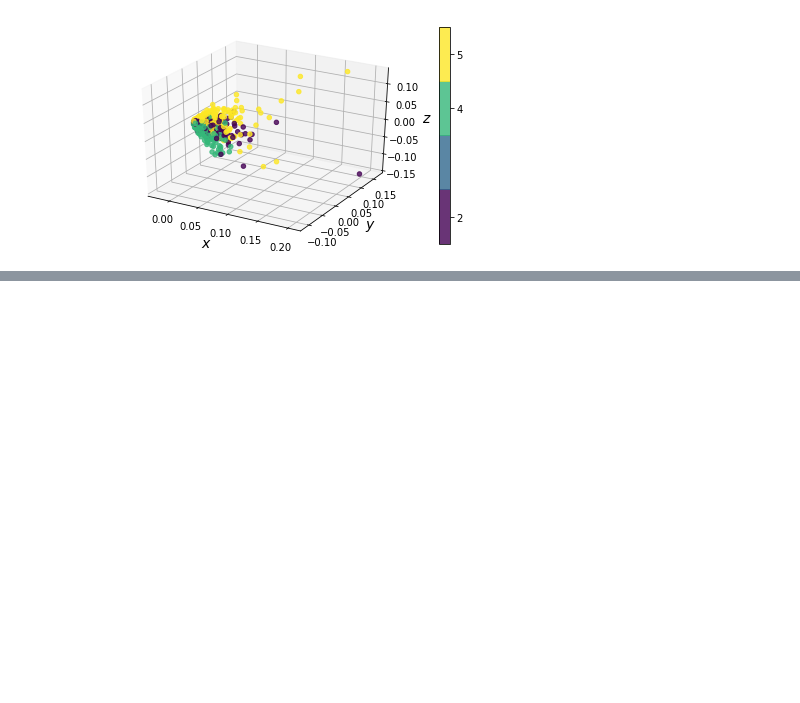
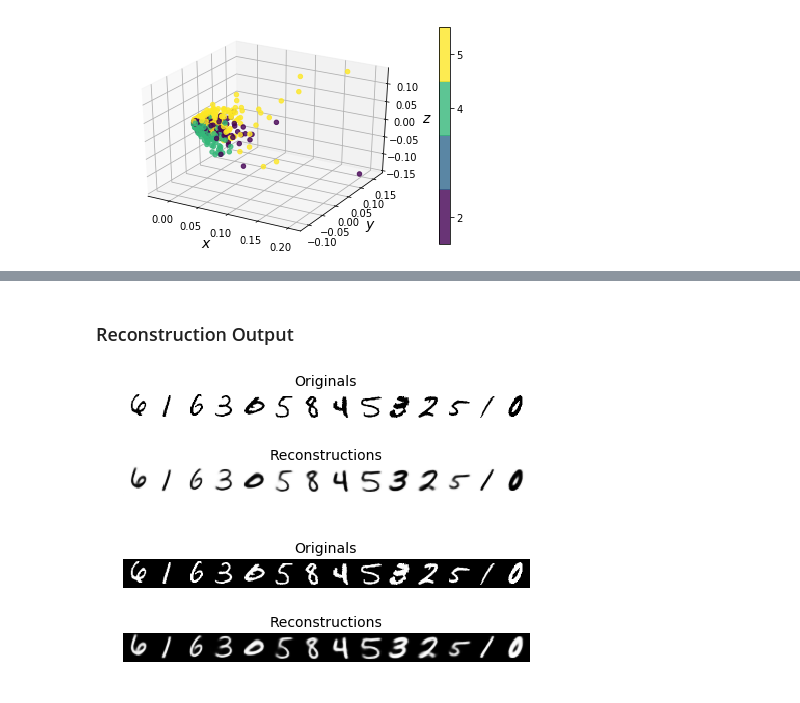
Before and after one commit to mathybit/ml-tutorials, a Jupyter notebook: autoencoders.ipynb, the cells around one changed output, grey strips where cells are left out. Saved outputs shown, nothing was run; the diff lists cells and outputs as text; code cells hidden in the pictures; blank space fills up the shorter version.

Commit message:
Added CVAE code

```diff
--- a/autoencoders.ipynb
+++ b/autoencoders.ipynb
@@ -2610,0 +2861,56 @@ print()
+# %%
+from keras.models import load_model
+
+# Restore a saved model if it exists
+#
+encoder = load_model(encoder_file + '.h5')
+decoder = load_model(decoder_file + '.h5')
+
+outputs = decoder(  encoder([inputs, condits])[0]  )
+cvae = Model([inputs, condits], outputs, name='cvae')
+cvae.compile(loss='binary_crossentropy', optimizer="adam") # <-- the loss is irrelevant here
+# %% [markdown]
+### Reconstruction Output
+# %%
+n_images = 14
+cols = n_images
+rows = 1
+scaling_factor = 1.1
+
+images_in, cond_in = random_batch(X_train, X_train_cond, batch_size=n_images)
+images_out = cvae.predict([images_in, cond_in])
+
+image_in = combine_images(images_in, rows, cols)
+image_out = combine_images(images_out, rows, cols)
+
+fig = plt.figure(figsize=(scaling_factor*cols, scaling_factor*rows*2))
+plt.subplot(2,1,1)
+plt.title("Originals", fontsize=14)
+plt.imshow(image_in, cmap="Greys", interpolation="nearest")
+plt.axis("off")
+
+plt.subplot(2,1,2)
+plt.title("Reconstructions", fontsize=14)
+plt.imshow(image_out, cmap="Greys", interpolation="nearest")
+plt.axis("off")
+
+plt.tight_layout()
+plt.show()
+
+
+fig = plt.figure(figsize=(scaling_factor*cols, scaling_factor*rows*2))
+plt.subplot(2,1,1)
+plt.title("Originals", fontsize=14)
+plt.imshow(image_in, cmap="gray", interpolation="nearest")
+plt.axis("off")
+
+plt.subplot(2,1,2)
+plt.title("Reconstructions", fontsize=14)
+plt.imshow(image_out, cmap="gray", interpolation="nearest")
+plt.axis("off")
+
+plt.tight_layout()
+plt.show()
+# %% [output]
+[figure, added]
+[figure, added]
```
Also changed, not shown: parts of 50 cells of this notebook, 9 other files.
